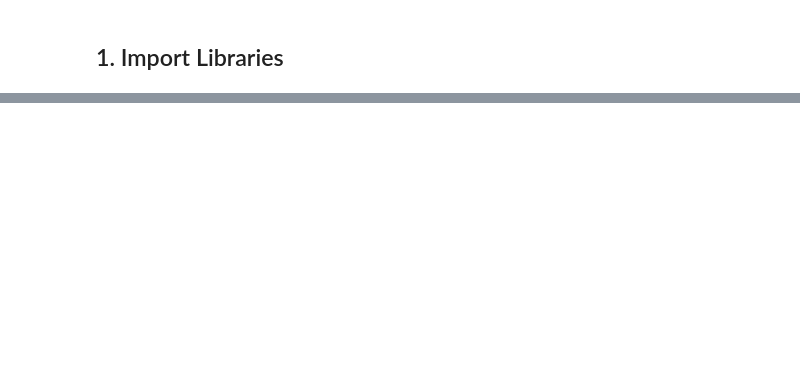
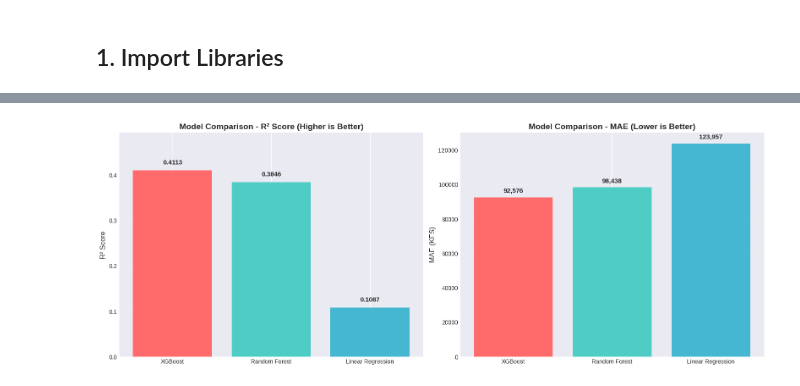
Before and after one commit to shadrack-kimaau/Nairobi-House-Prediction, a Jupyter notebook: notebooks/day4_model_improvement.ipynb, the cells around one changed output, grey strips where cells are left out. Drawn from its saved outputs; the diff is of its cells as text; code cells hidden in the pictures; blank space fills up the shorter version.

Commit message:
Day 4 work completed. Done extensive work in model improvement

```diff
--- a/notebooks/day4_model_improvement.ipynb
+++ b/notebooks/day4_model_improvement.ipynb
@@ -75,0 +52,10 @@
+# %%
+# Load cleaned data
+df = pd.read_csv('../data/processed/cleaned_listings.csv')
+
+print("=" * 70)
+print("DATA LOADED")
+print("=" * 70)
+print(f"Dataset shape: {df.shape}")
+print(f"\nFirst few rows:")
+print(df.head())
@@ -75,0 +379,27 @@
+# %%
+# Visualize model comparison
+fig, axes = plt.subplots(1, 2, figsize=(16, 6))
+
+# R² comparison
+axes[0].bar(comparison_df['Model'], comparison_df['Test R²'], color=['#FF6B6B', '#4ECDC4', '#45B7D1'][:len(comparison_df)])
+axes[0].set_ylabel('R² Score', fontsize=12)
+axes[0].set_title('Model Comparison - R² Score (Higher is Better)', fontsize=14, fontweight='bold')
+axes[0].set_ylim(0, max(comparison_df['Test R²']) * 1.2)
+axes[0].grid(True, alpha=0.3, axis='y')
+
+for i, (model, r2) in enumerate(zip(comparison_df['Model'], comparison_df['Test R²'])):
+    axes[0].text(i, r2 + 0.01, f'{r2:.4f}', ha='center', va='bottom', fontsize=11, fontweight='bold')
+
+# MAE comparison
+axes[1].bar(comparison_df['Model'], comparison_df['Test MAE (KES)'], color=['#FF6B6B', '#4ECDC4', '#45B7D1'][:len(comparison_df)])
+axes[1].set_ylabel('MAE (KES)', fontsize=12)
+axes[1].set_title('Model Comparison - MAE (Lower is Better)', fontsize=14, fontweight='bold')
+axes[1].grid(True, alpha=0.3, axis='y')
+
+for i, (model, mae) in enumerate(zip(comparison_df['Model'], comparison_df['Test MAE (KES)'])):
+    axes[1].text(i, mae + 2000, f'{mae:,.0f}', ha='center', va='bottom', fontsize=11, fontweight='bold')
+
+plt.tight_layout()
+plt.show()
+# %% [output]
+[figure, added]
```
Also changed, not shown: parts of 48 cells of this notebook.
